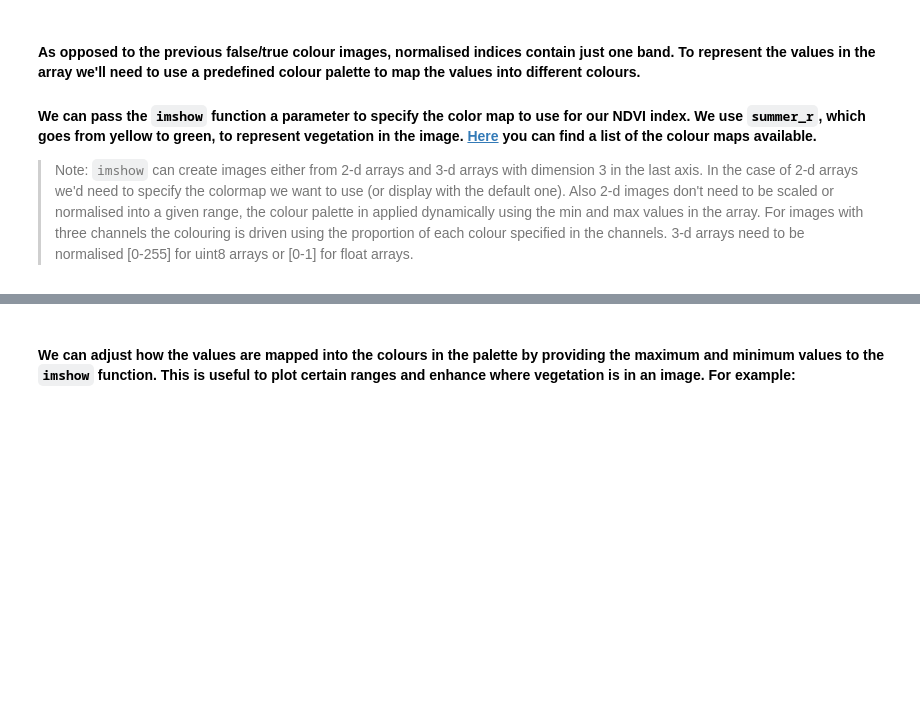
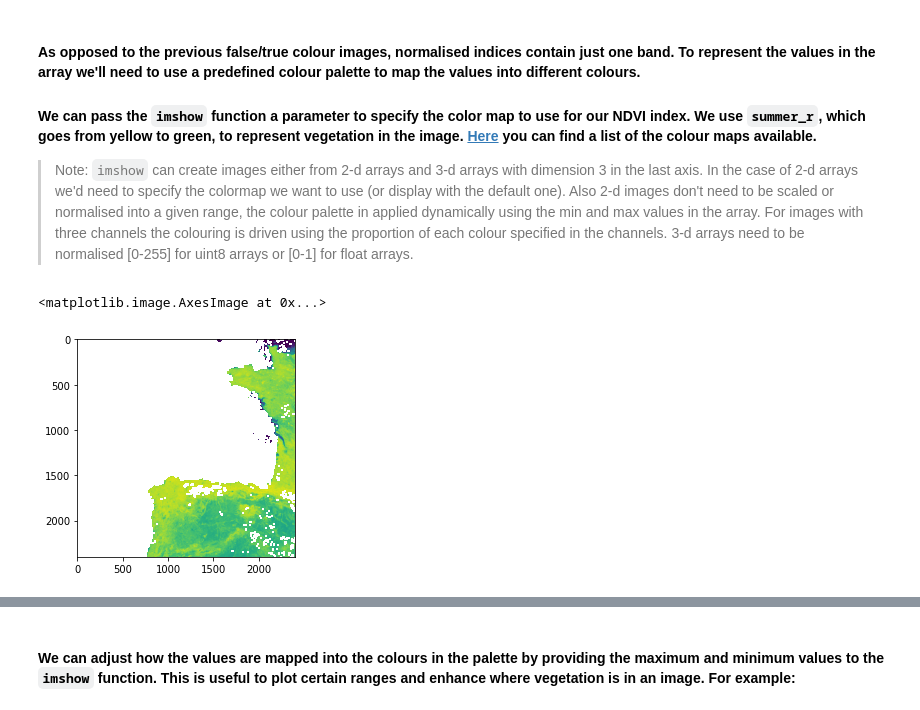
Before and after one commit to ANU-WALD/dea_course, a Jupyter notebook: dea_materials/day1/5-basic-satellite-image-analysis.ipynb, the cells around one changed output, grey strips where cells are left out. Drawn from its saved outputs; the diff is of its cells as text; code cells hidden in the pictures; blank space fills up the shorter version.

```diff
--- a/dea_materials/day1/5-basic-satellite-image-analysis.ipynb
+++ b/dea_materials/day1/5-basic-satellite-image-analysis.ipynb
@@ -128,6 +196,11 @@ ndvi_modis = (refl_modis[:,:,1]-refl_modis[:,:,0]) / (refl_modis[:,:,1]+refl_mod
 #### We can pass the `imshow` function a parameter to specify the color map to use for our NDVI index. We use `summer_r`, which goes from yellow to green, to represent vegetation in the image. [Here](https://matplotlib.org/3.1.0/tutorials/colors/colormaps.html) you can find a list of the colour maps available.
 
 > Note: `imshow` can create images either from 2-d arrays and 3-d arrays with dimension 3 in the last axis. In the case of 2-d arrays we'd need to specify the colormap we want to use (or display with the default one). Also 2-d images don't need to be scaled or normalised into a given range, the colour palette in applied dynamically using the min and max values in the array. For images with three channels the colouring is driven using the proportion of each colour specified in the channels. 3-d arrays need to be normalised [0-255] for uint8 arrays or [0-1] for float arrays.
+# %%
+plt.imshow(ndvi_modis)
+# %% [output]
+<matplotlib.image.AxesImage at 0x...>
+[figure, added]
 # %%
 #To make vegetation look green in the image we apply a colour palette that goes from yellow to green.
 plt.imshow(ndvi_modis, cmap='summer_r')
```
Also changed, not shown: parts of 22 cells of this notebook, 19 other files.
